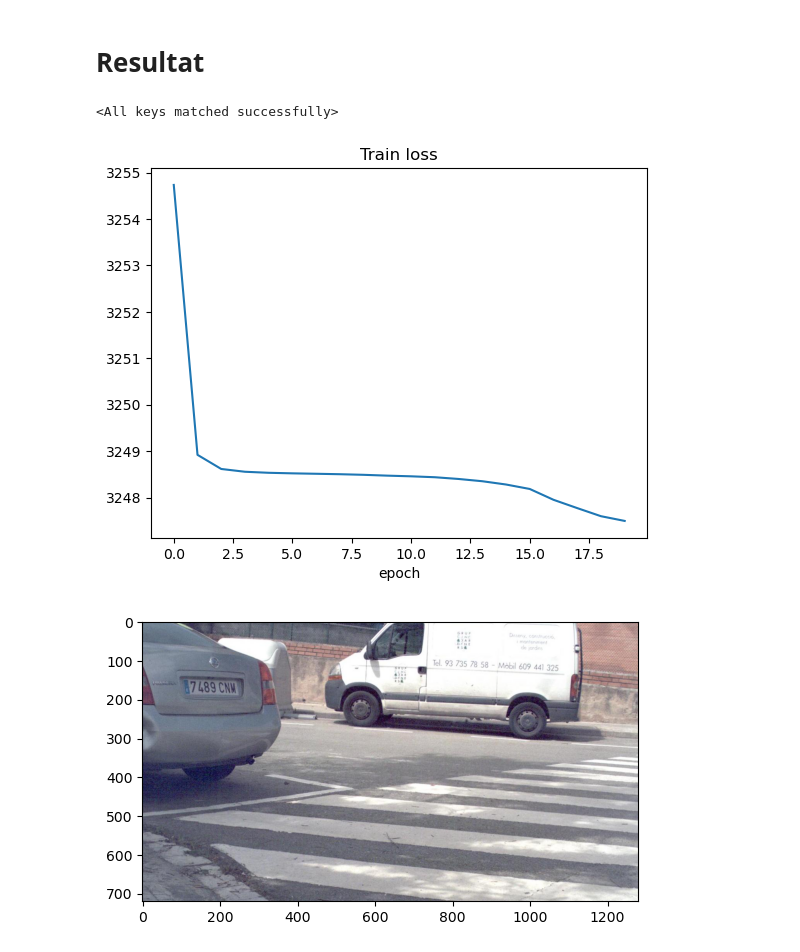
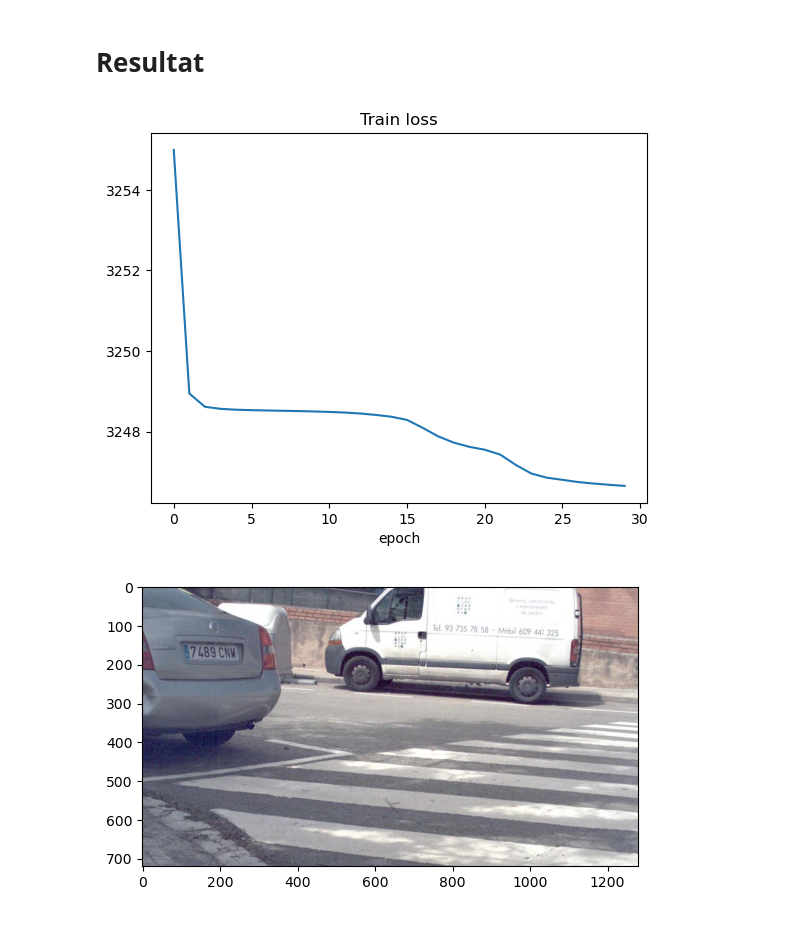
Before and after one commit to SpongeStark/intership_2025_COSYS, a Jupyter notebook: demo/demo_PiDiNet/demo_PiDiNet_with_visibility.ipynb, the cells around one changed output. Cells and saved outputs as stored; diff of their text form; code cells hidden in the pictures.

```diff
--- a/demo/demo_PiDiNet/demo_PiDiNet_with_visibility.ipynb
+++ b/demo/demo_PiDiNet/demo_PiDiNet_with_visibility.ipynb
@@ -19,12 +18,18 @@ from dataset import BIPEDv2, transforms
 # Prepare
 # %%
 device = "cuda" if torch.cuda.is_available() else "cpu"
-epoch = 20
+epoch = 30
 batch_size = 8
 learning_rate = 1e-4
+# train set
 biped_dataset = BIPEDv2(
     "/home/yangk/intership_2025_COSYS/resource/DexiNed/BIPEDv2/BIPED/edges/imgs/train/rgbr/real/",
     "/home/yangk/intership_2025_COSYS/resource/DexiNed/BIPEDv2/BIPED/edges/edge_maps/train/rgbr/real/"
+)
+# validation set
+val_dataset = BIPEDv2(
+    "/home/yangk/intership_2025_COSYS/resource/DexiNed/BIPEDv2/BIPED/edges/imgs/test/rgbr/",
+    "/home/yangk/intership_2025_COSYS/resource/DexiNed/BIPEDv2/BIPED/edges/edge_maps/test/rgbr/"
 )
 
 class Args:
@@ -39,8 +44,10 @@ model = getattr(models, args.model)(args)
 criterion = nn.MSELoss()
 optimizer = torch.optim.Adam(model.parameters(), lr=learning_rate)
 loader = DataLoader(biped_dataset, batch_size=4)
+val_loader = DataLoader(val_dataset, batch_size=4)
 logging = {
-    'train_loss': []
+    'train_loss': [],
+    'val_loss': []
 }
 
 
@@ -98,22 +129,16 @@ Succeed saving log in ./checkpoints/cpt_visibility_01.json
 # %% [markdown]
 # Resultat
-# %%
-model.load_state_dict(torch.load("./checkpoints/cpt_visibility_01.pth", weights_only=True))
-# %% [output]
-<All keys matched successfully>
 # %%
 import json
 import matplotlib.pyplot as plt
 
-with open("./checkpoints/cpt_visibility_01.json", 'r') as f:
-    logs = json.load(f)
-
-plt.plot(logs['train_loss'])
+plt.plot(logging['train_loss'])
+# plt.plot(logging['val_loss'])
 plt.title("Train loss")
 plt.xlabel("epoch")
 plt.show()
 # %% [output]
-[figure, old version]
+[figure, new version]
 # %%
 # take one example
 x, y = biped_dataset[6]
```
Also changed, not shown: parts of 4 cells of this notebook, 5 other files.
